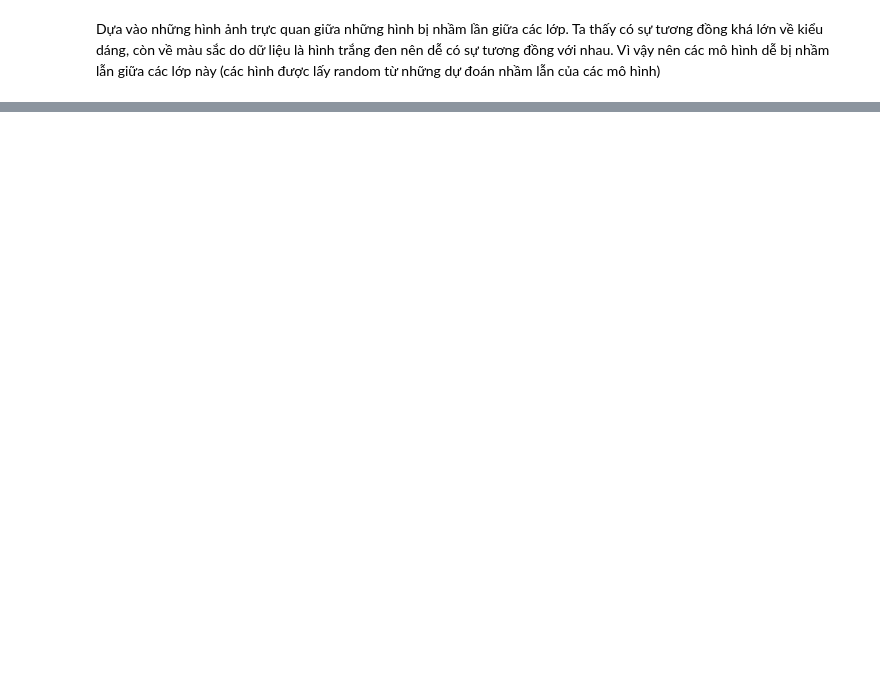
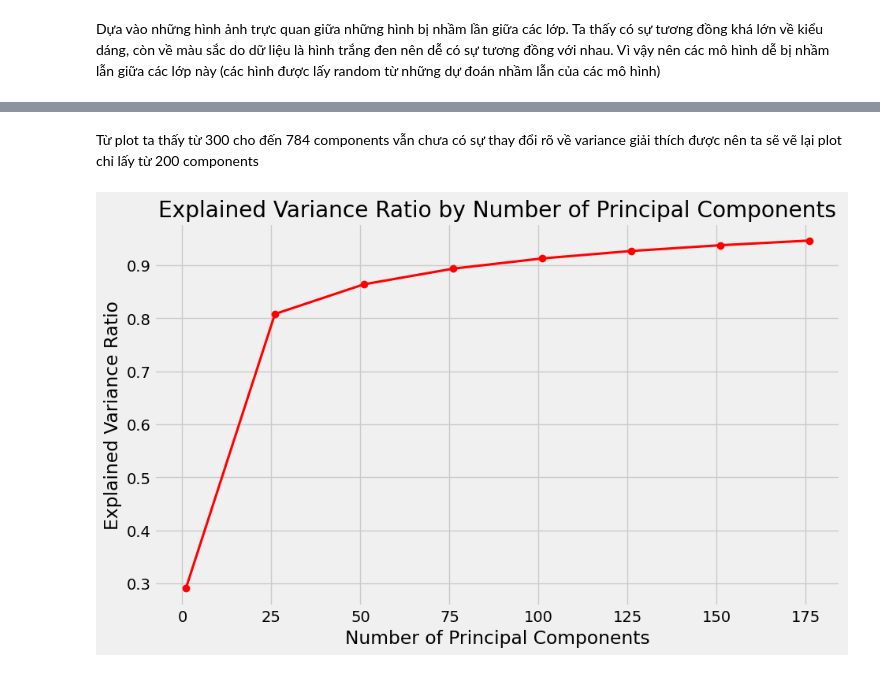
Before and after one commit to LeeTunMT/Team_Lab1_PR, a Jupyter notebook: model.ipynb, the cells around one changed output, grey strips where cells are left out. Saved outputs shown, nothing was run; the diff lists cells and outputs as text; code cells hidden in the pictures; blank space fills up the shorter version.

```diff
--- a/model.ipynb
+++ b/model.ipynb
@@ -992,0 +1100,24 @@ Dựa vào những hình ảnh trực quan giữa những hình bị nhầm lầ
+# %% [markdown]
+Từ plot ta thấy từ 300 cho đến 784 components vẫn chưa có sự thay đổi rõ về variance giải thích được nên ta sẽ vẽ lại plot chỉ lấy từ 200 components
+# %%
+pca = PCA(n_components=200)
+# Fit PCA on train_images and transform train_images
+train_images_pca = pca.fit_transform(train_images)
+
+# Chuyển explained variance và cumulative explained variance từ GPU sang CPU để vẽ
+explained_variance_ratio = cp.asnumpy(pca.explained_variance_ratio_)
+cumulative_variance_ratio = np.cumsum(explained_variance_ratio)
+
+step = 25
+points = np.arange(1, len(cumulative_variance_ratio) + 1, step)
+cumulative_variance_at_points = cumulative_variance_ratio[points - 1]
+
+plt.figure(figsize=(10, 6))
+plt.plot(points, cumulative_variance_at_points, marker='o', linestyle='-', linewidth = 2.2, color = 'r')
+plt.xlabel('Number of Principal Components')
+plt.ylabel('Explained Variance Ratio')
+plt.title('Explained Variance Ratio by Number of Principal Components')
+plt.grid(True)
+plt.show()
+# %% [output]
+[figure, added]
```
Also changed, not shown: parts of 87 cells of this notebook.
